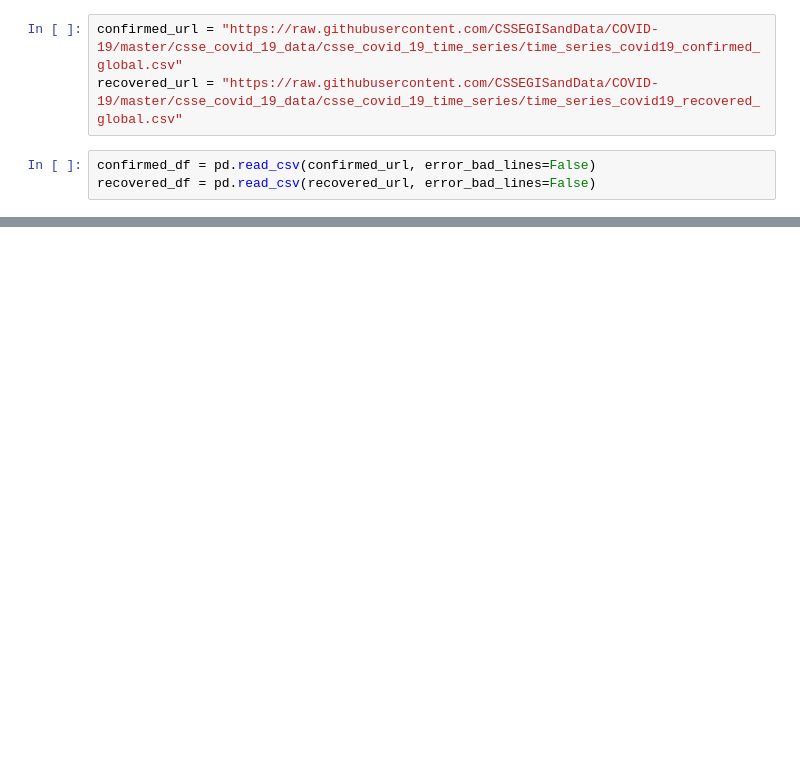
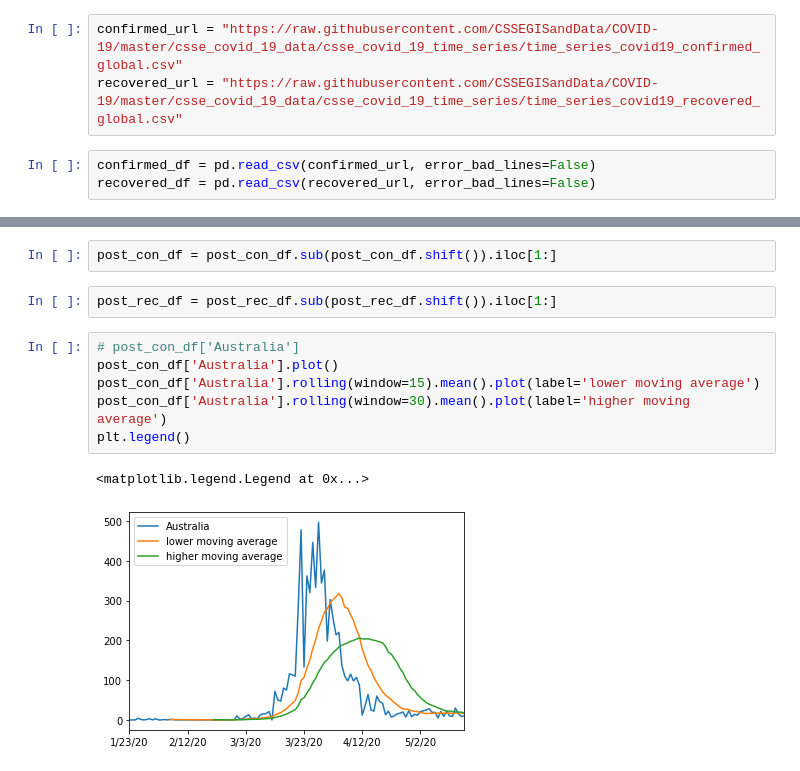
Before and after one commit to booknap/Data-analytics-time-series, a Jupyter notebook: moving_average.ipynb, the cells around one changed output, grey strips where cells are left out. Drawn from its saved outputs; the diff is of its cells as text; blank space fills up the shorter version.

```diff
--- a/moving_average.ipynb
+++ b/moving_average.ipynb
@@ -45,0 +15,13 @@ post_rec_df
+# %%
+post_con_df = post_con_df.sub(post_con_df.shift()).iloc[1:]
+# %%
+post_rec_df = post_rec_df.sub(post_rec_df.shift()).iloc[1:]
+# %%
+# post_con_df['Australia']
+post_con_df['Australia'].plot()
+post_con_df['Australia'].rolling(window=15).mean().plot(label='lower moving average')
+post_con_df['Australia'].rolling(window=30).mean().plot(label='higher moving average')
+plt.legend()
+# %% [output]
+<matplotlib.legend.Legend at 0x...>
+[figure, added]
```
Also changed, not shown: parts of 6 cells of this notebook.
